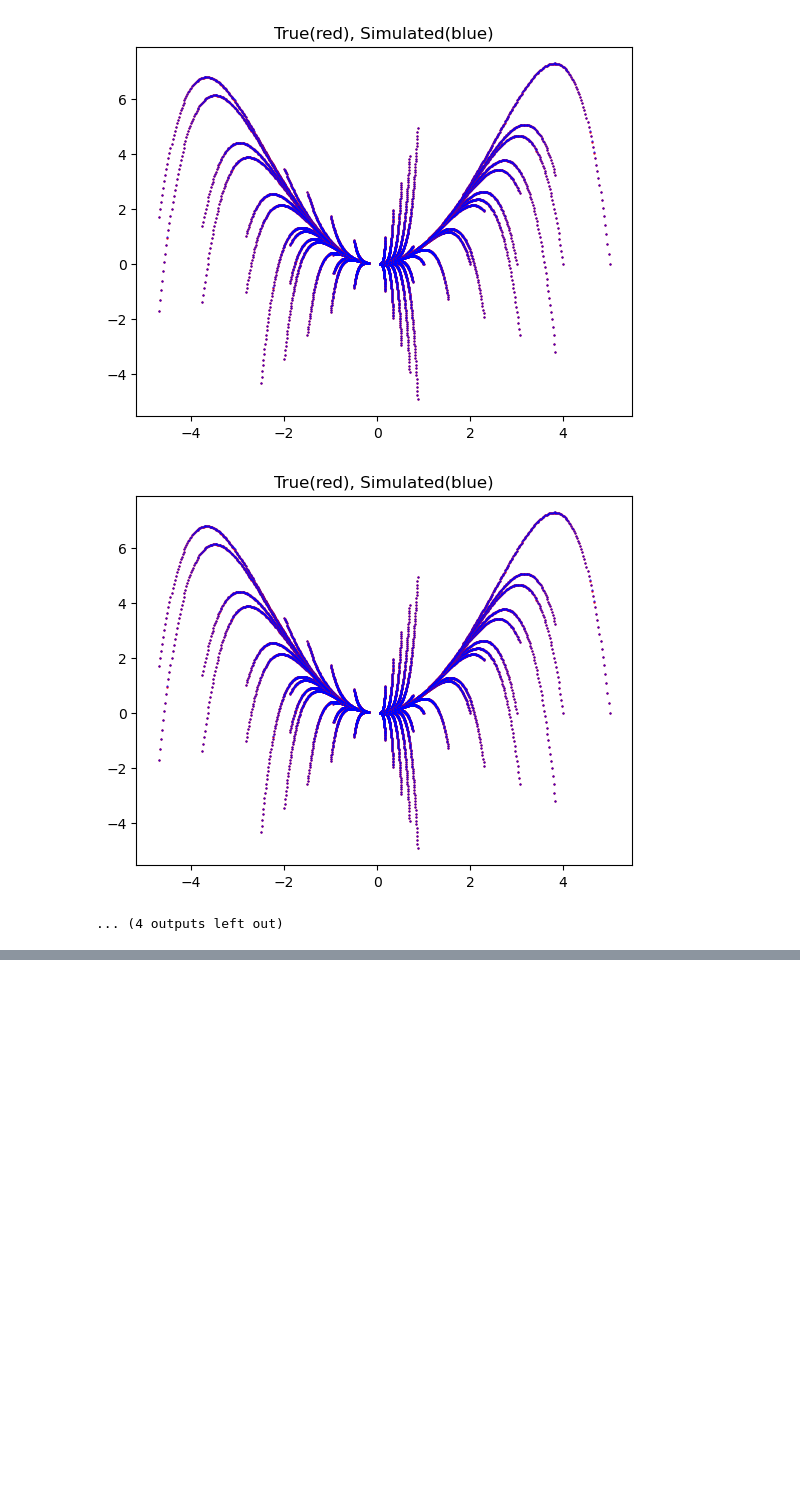
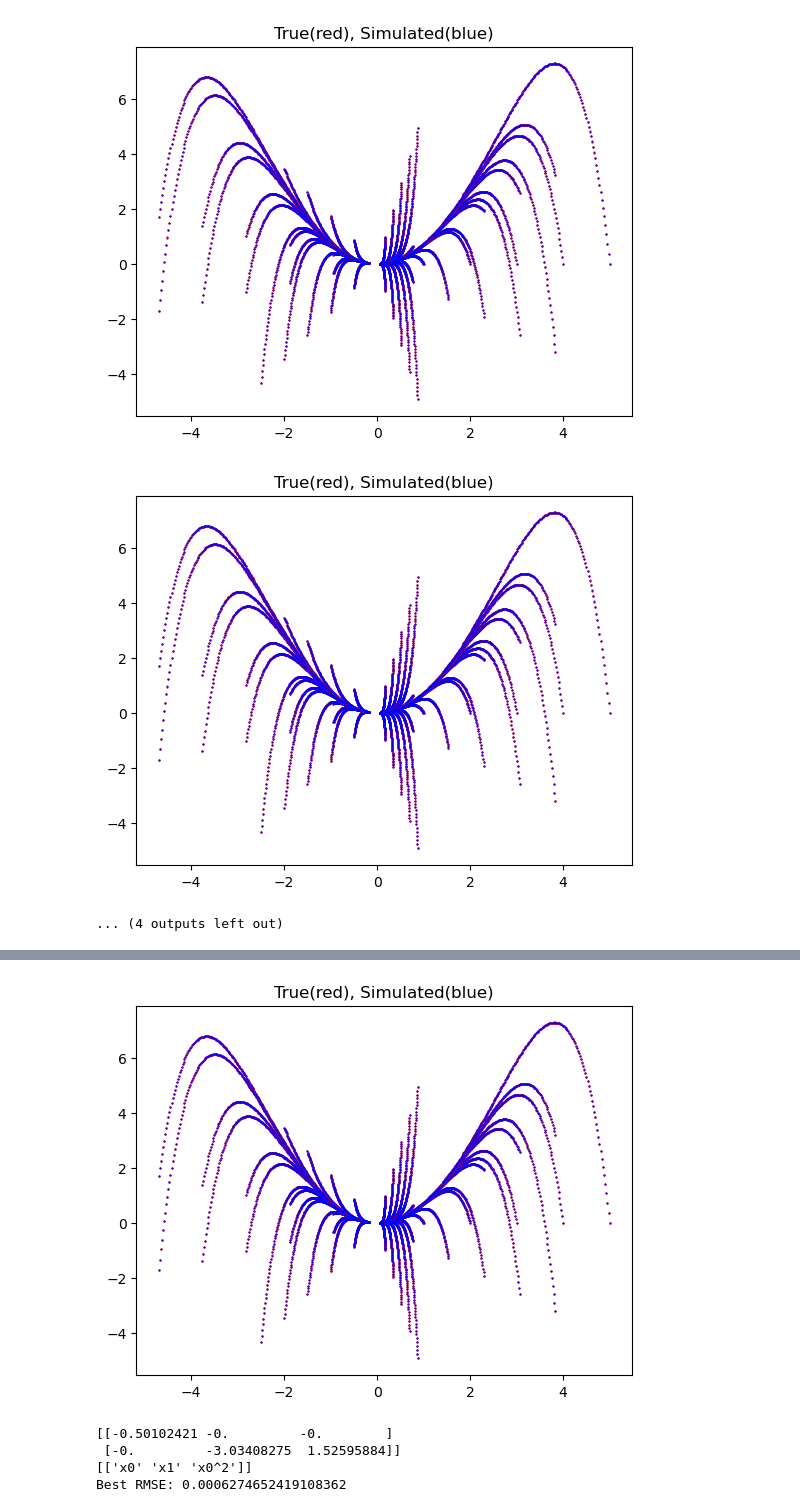
Before and after one commit to younghwan-cho-dev/KoopmanThoughts, a Jupyter notebook: pysindy_app2koopman0.ipynb, the cells around one changed output, grey strips where cells are left out. Saved outputs shown, nothing was run; the diff lists cells and outputs as text; code cells hidden in the pictures; blank space fills up the shorter version.

```diff
--- a/pysindy_app2koopman0.ipynb
+++ b/pysindy_app2koopman0.ipynb
@@ -185,0 +197,80 @@ print(f'Best RMSE: {best_avg_rms}')
+# %%
+best_rms = 10**8 # Very large RMSE
+best_avg_rms = 10**8 # Very large RMSE
+rmse_list = []
+
+poly = PolynomialFeatures(2, include_bias=False)
+for L in range(1, 5):
+    for subset in itertools.combinations(range(0,5), L):
+        if subset != (0,1,2):
+            continue
+        for data in train_data: # For each initial condtion
+
+            time_d = []
+            for dim in range(0,data.shape[1]):
+                temp_time_d = centralDifference(data[:,dim],0.01)
+                time_d.append(temp_time_d)
+
+            data_truncated = data[1:-1,:]
+            data_diff = np.array(time_d).T
+            data_augmented = poly.fit_transform(data_truncated)
+
+            error_occur_checker = False
+            data_subset = data_augmented[:,subset]
+
+            clf = linear_model.Lasso(alpha=10**-4,fit_intercept=False, max_iter=2000)
+            clf.fit(X=data_subset, y=data_diff)
+
+            init_cond = data[0,:].reshape(1,2)
+            current_state = init_cond
+            sim = [current_state]
+
+            # np.array([[-0.501,0,0],[0,-3,1.5]]
+            dynamics = func_generator(clf.coef_, poly, subset)
+
+            # Using scipy.solve_ivp
+            # trajectory = solve_ivp(dynamics, [0, 2], current_state[0],t_eval=np.round(np.linspace(0,test1.timeHorizon,1+(test1.timeHorizon*100)),2), method='RK23')
+            # sim = trajectory.y.T
+
+            for iter in np.round(np.linspace(0,test1.timeHorizon,(test1.timeHorizon*100)),2):
+                try:
+                    next_state = integrator_RK4(dynamics, 0.01, iter, current_state)
+                except ValueError as error:
+                    print(f"{error} occur. Simulation halted.")
+                    error_occur_checker = True
+                    break
+
+                sim.append(next_state)
+                current_state = next_state
+
+            plt.scatter(x=data[:,0],y=data[:,1],label='true',s=0.5,color='red')
+            if error_occur_checker == False:
+                # Keep the best model for each observable set but will be saved when we verify the average RMSE for all initial conditions.
+                sim = np.array(sim).reshape(1+(test1.timeHorizon*100),2)
+                plt.scatter(x=sim[:,0],y=sim[:,1],label='simul',s=0.2,color='blue')
+                rms = mean_squared_error(data, sim, squared=False)
+                rmse_list.append(rms)
+                if rms <= best_rms:
+                    candidate_model = clf
+            else:
+                print(f"Passing RMSE calcualtion:{clf.coef_},{poly.get_feature_names_out()[[subset]]}")
+                # sim = np.array(sim).reshape(int(1+(iter*100)),2)
+                # plt.scatter(x=sim[:,0],y=sim[:,1],label='simul',s=0.2,color='black')
+
+        avg_rms = np.average(np.array(rmse_list))
+        if avg_rms <= best_avg_rms:
+            best_avg_rms = avg_rms
+            best_observables = subset
+            best_model = candidate_model
+        plt.title('True(red), Simulated(blue)')
+        plt.show()
+
+print(clf.coef_)
+print(poly.get_feature_names_out()[[best_observables]])
+print(f'Best RMSE: {best_avg_rms}')
+# %% [output]
+[figure, added]
+[[-0.50102421 -0.         -0.        ]
+ [-0.         -3.03408275  1.52595884]]
+[['x0' 'x1' 'x0^2']]
+Best RMSE: 0.0006274652419108362
```
Also changed, not shown: parts of 4 cells of this notebook, 1 other file.
